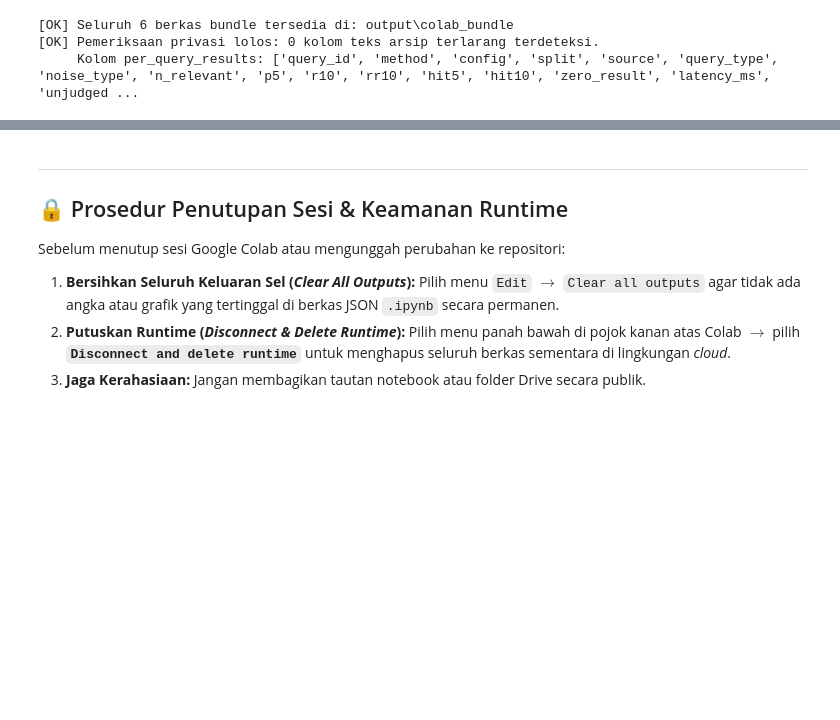
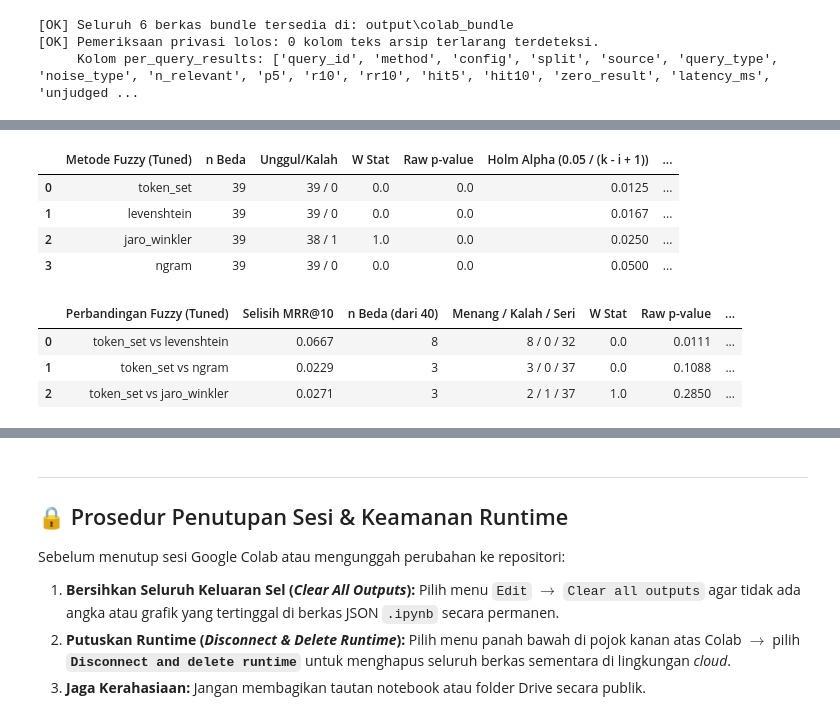
Before and after one commit to wahyu2021/penelitian-mandiri, a Jupyter notebook: notebooks/pipeline_analisis_sampai_presentasi.ipynb, the cells around one changed output, grey strips where cells are left out. Saved outputs shown, nothing was run; the diff lists cells and outputs as text; code cells hidden in the pictures; blank space fills up the shorter version.

```diff
--- a/notebooks/pipeline_analisis_sampai_presentasi.ipynb
+++ b/notebooks/pipeline_analisis_sampai_presentasi.ipynb
@@ -316,38 +340,43 @@ LIKE Baseline (e-Arsip)       28 0.1071 [0.0500, 0.1857] 0.3461 [0.1684, 0.5136]
 # =====================================================================
 # SEL 6: UJI STATISTIK KOMPARATIF BERPASANGAN (WILCOXON SIGNED-RANK TEST)
 # Menetapkan model terbaik secara a-priori dari kelompok tuning, lalu diuji pada test
-# Dilengkapi koreksi perbandingan jamak (Holm-Bonferroni)
+# Dilengkapi koreksi perbandingan jamak (Holm-Bonferroni) & uji antar-metode Fuzzy
 # =====================================================================
 from scipy.stats import wilcoxon
 import scipy.stats
 
 # 1. Penetapan Metode Terbaik dari Fase Tuning (A-Priori, Bebas Data Snooping)
-df_tuning_sorted = df_tuning.copy()
+df_tuning_sorted = df_tuning[(df_tuning['summary_weight'] > 0) & (df_tuning['spm_weight'] > 0) & (df_tuning['party_weight'] > 0)].copy()
 df_tuning_sorted['dist_to_equal'] = (
     (df_tuning_sorted['summary_weight'] - 1/3)**2 +
     (df_tuning_sorted['spm_weight'] - 1/3)**2 +
     (df_tuning_sorted['party_weight'] - 1/3)**2
 )
 best_tuning_per_matcher = df_tuning_sorted.sort_values(
-    by=['mrr_at_10', 'precision_at_5', 'dist_to_equal'], ascending=[False, False, True]
+    by=['mrr_at_10', 'precision_at_5', 'dist_to_equal', 'summary_weight', 'spm_weight'],
+    ascending=[False, False, True, False, False]
 ).groupby('matcher', as_index=False).first()
 
 best_tuning_winner = best_tuning_per_matcher.sort_values(
-    by=['mrr_at_10', 'precision_at_5', 'dist_to_equal'], ascending=[False, False, True]
+    by=['mrr_at_10', 'precision_at_5', 'dist_to_equal', 'summary_weight', 'spm_weight'],
+    ascending=[False, False, True, False, False]
 ).iloc[0]
 
 m_best = best_tuning_winner['matcher']
 cfg_best = 'tuned'
+n_tun_q = df_per_query[df_per_query['split'] == 'tuning']['query_id'].nunique()
+n_tun_base = df_per_query[df_per_query['split'] == 'tuning']['base_query_id'].nunique()
 
-print("=== 1. PENETAPAN MODEL TERBAIK SECARA A-PRIORI (TUNING SPLIT, n = 12) ===")
+print(f"=== 1. PENETAPAN MODEL TERBAIK SECARA A-PRIORI (TUNING SPLIT, n = {n_tun_q} varian / {n_tun_base} kueri dasar) ===")
 print(f"Metode Pemenang Fase Tuning: {m_best} ({cfg_best})")
 print(f"Skor Validasi Tuning       : MRR@10 = {best_tuning_winner['mrr_at_10']:.4f}, P@5 = {best_tuning_winner['precision_at_5']:.4f}")
 print("Catatan Metodologi: Penetapan model terbaik dilakukan secara independen sebelum evaluasi test,")
 print("menghindari bias seleksi (post-hoc selection bias) pada kelompok pengujian akhir.\n")
 
-# 2. Uji Hipotesis Utama (Pre-Specified Test pada Test Split, n = 28)
-series_best = df_test[(df_test['method'] == m_best) & (df_test['config'] == cfg_best)].sort_values('query_id')['rr10'].values
-series_like = df_test[(df_test['method'] == 'like_baseline')].sort_values('query_id')['rr10'].values
+# 2. Uji Hipotesis Utama di Level Kueri Dasar Independen (n_base = 40 kueri dasar dari 80 varian)
+df_test_base = df_test.groupby(['method', 'config', 'base_query_id'], as_index=False)['rr10'].mean()
+series_best = df_test_base[(df_test_base['method'] == m_best) & (df_test_base['config'] == cfg_best)].sort_values('base_query_id')['rr10'].values
+series_like = df_test_base[(df_test_base['method'] == 'like_baseline')].sort_values('base_query_id')['rr10'].values
 
 diff = series_best - series_like
 n_total = len(diff)
@@ -356,12 +385,12 @@ n_better = np.count_nonzero(diff > 0)
 n_worse = np.count_nonzero(diff < 0)
 n_ties = np.count_nonzero(diff == 0)
 
-print(f"=== 2. UJI STATISTIK HIPOTESIS UTAMA ({m_best} tuned vs LIKE Baseline) ===")
-print(f"Total Pasangan Kueri (n)      : {n_total}")
-print(f"Kueri Berbeda Skor (n_diff)   : {n_diff} dari {n_total} ({n_diff/n_total*100:.1f}% kueri)")
-print(f"  - Fuzzy Lebih Unggul        : {n_better} kueri")
-print(f"  - LIKE Lebih Unggul         : {n_worse} kueri")
-print(f"  - Skor Sama (Ties)          : {n_ties} kueri")
+print(f"=== 2. UJI STATISTIK HIPOTESIS UTAMA DI LEVEL KUERI DASAR ({m_best} tuned vs LIKE Baseline) ===")
+print(f"Unit Analisis Independen      : {n_total} kueri dasar (rata-rata dari {n_test_queries} varian kueri uji)")
+print(f"Kueri Dasar Berbeda (n_diff)  : {n_diff} dari {n_total} ({n_diff/n_total*100:.1f}% kueri dasar)")
+print(f"  - Fuzzy Lebih Unggul        : {n_better} kueri dasar")
+print(f"  - LIKE Lebih Unggul         : {n_worse} kueri dasar")
+print(f"  - Skor Sama (Ties)          : {n_ties} kueri dasar")
 
 if n_diff == 0:
     print("Statistik: Tidak ada perbedaan skor antar kedua metode.")
@@ -370,14 +399,14 @@ else:
     z_score = scipy.stats.norm.ppf(1.0 - p_value / 2.0) if p_value > 0 else 0.0
     effect_size_r = abs(z_score) / np.sqrt(n_total) if n_total > 0 else 0.0
     print(f"Wilcoxon W-Statistic          : {stat:.4f}")
-    print(f"p-value (dua sisi)            : {p_value:.4f} (signifikan pada alpha = 0.05: {p_value < 0.05})")
+    print(f"p-value (dua sisi)            : {p_value:.6f} (signifikan pada alpha = 0.05: {p_value < 0.05})")
     print(f"Effect Size (r)               : {effect_size_r:.4f}")
 
-# 3. Uji Eksploratori Komparasi Jamak (Holm-Bonferroni Step-Down Correction)
-print("\n=== 3. KOREKSI PERBANDINGAN JAMAK (PROSEDUR STEP-DOWN HOLM-BONFERRONI: 4 METODE TUNED VS LIKE) ===")
+# 3. Uji Eksploratori Komparasi Jamak 4 Metode Fuzzy vs LIKE Baseline (Holm-Bonferroni)
+print(f"\n=== 3. KOREKSI PERBANDINGAN JAMAK DI LEVEL KUERI DASAR (n_base = {n_total}: 4 METODE TUNED VS LIKE) ===")
 multi_rows = []
 for m_candidate in ['token_set', 'levenshtein', 'jaro_winkler', 'ngram']:
-    s_c = df_test[(df_test['method'] == m_candidate) & (df_test['config'] == 'tuned')].sort_values('query_id')['rr10'].values
+    s_c = df_test_base[(df_test_base['method'] == m_candidate) & (df_test_base['config'] == 'tuned')].sort_values('base_query_id')['rr10'].values
     d_c = s_c - series_like
     nd = np.count_nonzero(d_c)
     w_s, p_v = wilcoxon(s_c, series_like, zero_method='wilcox') if nd > 0 else (0.0, 1.0)
@@ -386,7 +415,7 @@ for m_candidate in ['token_set', 'levenshtein', 'jaro_winkler', 'ngram']:
         'n Beda': nd,
         'Unggul/Kalah': f"{np.count_nonzero(d_c > 0)} / {np.count_nonzero(d_c < 0)}",
         'W Stat': round(w_s, 2),
-        'Raw p-value': round(p_v, 4),
+        'Raw p-value': round(p_v, 6),
     })
 
 df_multi = pd.DataFrame(multi_rows).sort_values('Raw p-value').reset_index(drop=True)
@@ -398,6 +427,30 @@ df_multi['Adjusted p-value (Holm)'] = [round(val, 4) for val in np.maximum.accum
 df_multi['Signifikan Holm'] = df_multi['Adjusted p-value (Holm)'] <= 0.05
 display(df_multi[['Metode Fuzzy (Tuned)', 'n Beda', 'Unggul/Kalah', 'W Stat', 'Raw p-value', 'Holm Alpha (0.05 / (k - i + 1))', 'Adjusted p-value (Holm)', 'Signifikan Holm']])
 n_sig_holm = int(df_multi['Signifikan Holm'].sum())
-print(f"\n[CATATAN AKADEMIS] Hipotesis utama berfokus pada model terpilih a-priori tunggal ({m_best} tuned, p = {p_value:.4f} < 0.05).")
-print(f"Pada pengujian eksploratori serentak 4 metode (k={k_tests}), sebanyak {n_sig_holm} dari {k_tests} metode tetap signifikan secara statistik pasca koreksi step-down Holm-Bonferroni.")
+
+# 4. Uji Berpasangan Antar-Metode Fuzzy (Token-Set vs 3 Metode Fuzzy Lainnya di Level 40 Kueri Dasar)
+print(f"\n=== 4. UJI BERPASANGAN ANTAR-METODE FUZZY DI LEVEL KUERI DASAR ({m_best} vs Metode Fuzzy Lain, n_base = {n_total}) ===")
+inter_fuzzy_rows = []
+other_fuzzy = [m for m in ['ngram', 'jaro_winkler', 'levenshtein'] if m != m_best]
+for m_other in other_fuzzy:
+    s_o = df_test_base[(df_test_base['method'] == m_other) & (df_test_base['config'] == 'tuned')].sort_values('base_query_id')['rr10'].values
+    d_fo = series_best - s_o
+    nd_fo = int(np.count_nonzero(d_fo))
+    w_fo, p_fo = wilcoxon(series_best, s_o, zero_method='wilcox') if nd_fo > 0 else (0.0, 1.0)
+    inter_fuzzy_rows.append({
+        'Perbandingan Fuzzy (Tuned)': f"{m_best} vs {m_other}",
+        'Selisih MRR@10': round(float(series_best.mean() - s_o.mean()), 4),
+        'n Beda (dari 40)': nd_fo,
+        'Menang / Kalah / Seri': f"{int(np.count_nonzero(d_fo > 0))} / {int(np.count_nonzero(d_fo < 0))} / {int(np.count_nonzero(d_fo == 0))}",
+        'W Stat': round(float(w_fo), 2),
+        'Raw p-value': round(float(p_fo), 4),
+    })
+df_inter_fuzzy = pd.DataFrame(inter_fuzzy_rows).sort_values('Raw p-value').reset_index(drop=True)
+k_inter = len(df_inter_fuzzy)
+raw_inter_adj = [min(1.0, df_inter_fuzzy.loc[idx_r, 'Raw p-value'] * (k_inter - idx_r)) for idx_r in range(k_inter)]
+df_inter_fuzzy['Adjusted p-value (Holm)'] = [round(val, 4) for val in np.maximum.accumulate(raw_inter_adj)]
+df_inter_fuzzy['Signifikan Holm (alpha=0.05)'] = df_inter_fuzzy['Adjusted p-value (Holm)'] <= 0.05
+display(df_inter_fuzzy)
+print(f"\n[CATATAN AKADEMIS] {n_sig_holm} dari {k_tests} metode tuned berbeda signifikan dari LIKE setelah koreksi Holm.")
+print(f"Pada perbandingan antar-fuzzy, {int(df_inter_fuzzy['Signifikan Holm (alpha=0.05)'].sum())} dari {k_inter} perbandingan dengan {m_best} signifikan setelah koreksi Holm.")
 # %% [output]
@@ -421,2 +474,11 @@ Pada pengujian eksploratori serentak 4 metode (k=4), sebanyak 3 dari 4 metode te
+|  | Metode Fuzzy (Tuned) | n Beda | Unggul/Kalah | W Stat | Raw p-value | Holm Alpha (0.05 / (k - i + 1)) | ... |
+| 0 | token_set | 39 | 39 / 0 | 0.0 | 0.0 | 0.0125 | ... |
+| 1 | levenshtein | 39 | 39 / 0 | 0.0 | 0.0 | 0.0167 | ... |
+| 2 | jaro_winkler | 39 | 38 / 1 | 1.0 | 0.0 | 0.0250 | ... |
+| 3 | ngram | 39 | 39 / 0 | 0.0 | 0.0 | 0.0500 | ... |
+|  | Perbandingan Fuzzy (Tuned) | Selisih MRR@10 | n Beda (dari 40) | Menang / Kalah / Seri | W Stat | Raw p-value | ... |
+| 0 | token_set vs levenshtein | 0.0667 | 8 | 8 / 0 / 32 | 0.0 | 0.0111 | ... |
+| 1 | token_set vs ngram | 0.0229 | 3 | 3 / 0 / 37 | 0.0 | 0.1088 | ... |
+| 2 | token_set vs jaro_winkler | 0.0271 | 3 | 2 / 1 / 37 | 1.0 | 0.2850 | ... |
 # %%
 # =====================================================================
```
Also changed, not shown: parts of 12 cells of this notebook, 24 other files.
